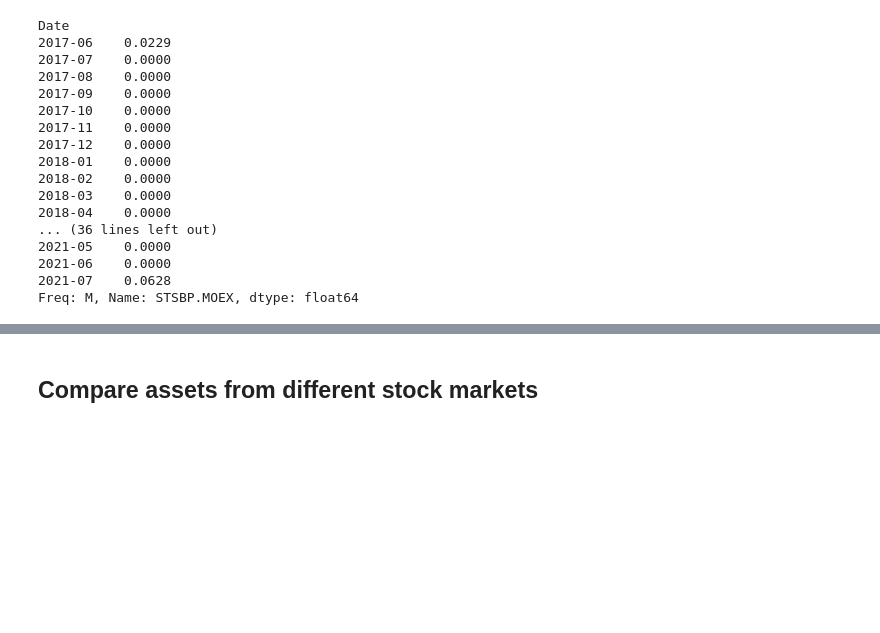
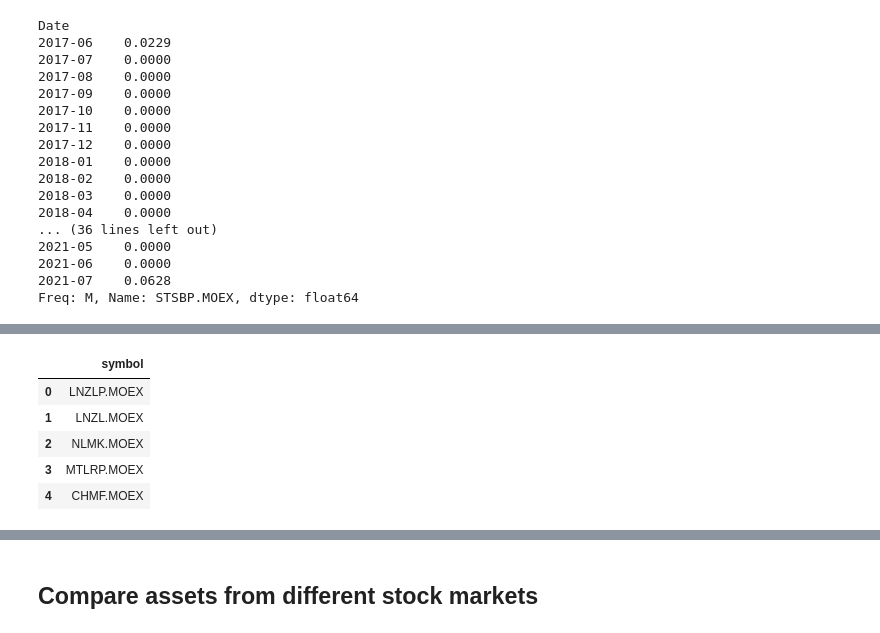
Before and after one commit to aljeshishe/colab, a Jupyter notebook: okama.ipynb, the cells around one changed output, grey strips where cells are left out. Saved outputs shown, nothing was run; the diff lists cells and outputs as text; code cells hidden in the pictures; blank space fills up the shorter version.

```diff
--- a/okama.ipynb
+++ b/okama.ipynb
@@ -140,0 +169,16 @@ forecast_div_df.round(2)
+# %%
+from gspread_dataframe import set_with_dataframe, get_as_dataframe
+
+name = 'dividends'
+# name = 'test'
+sheet = gc.open(name).sheet1
+new_df = get_as_dataframe(sheet)
+tickers = new_df.dropna(how='all')[['symbol']]
+tickers.head(5)
+# %% [output]
+|  | symbol |
+| 0 | LNZLP.MOEX |
+| 1 | LNZL.MOEX |
+| 2 | NLMK.MOEX |
+| 3 | MTLRP.MOEX |
+| 4 | CHMF.MOEX |
```
Also changed, not shown: parts of 41 cells of this notebook.
